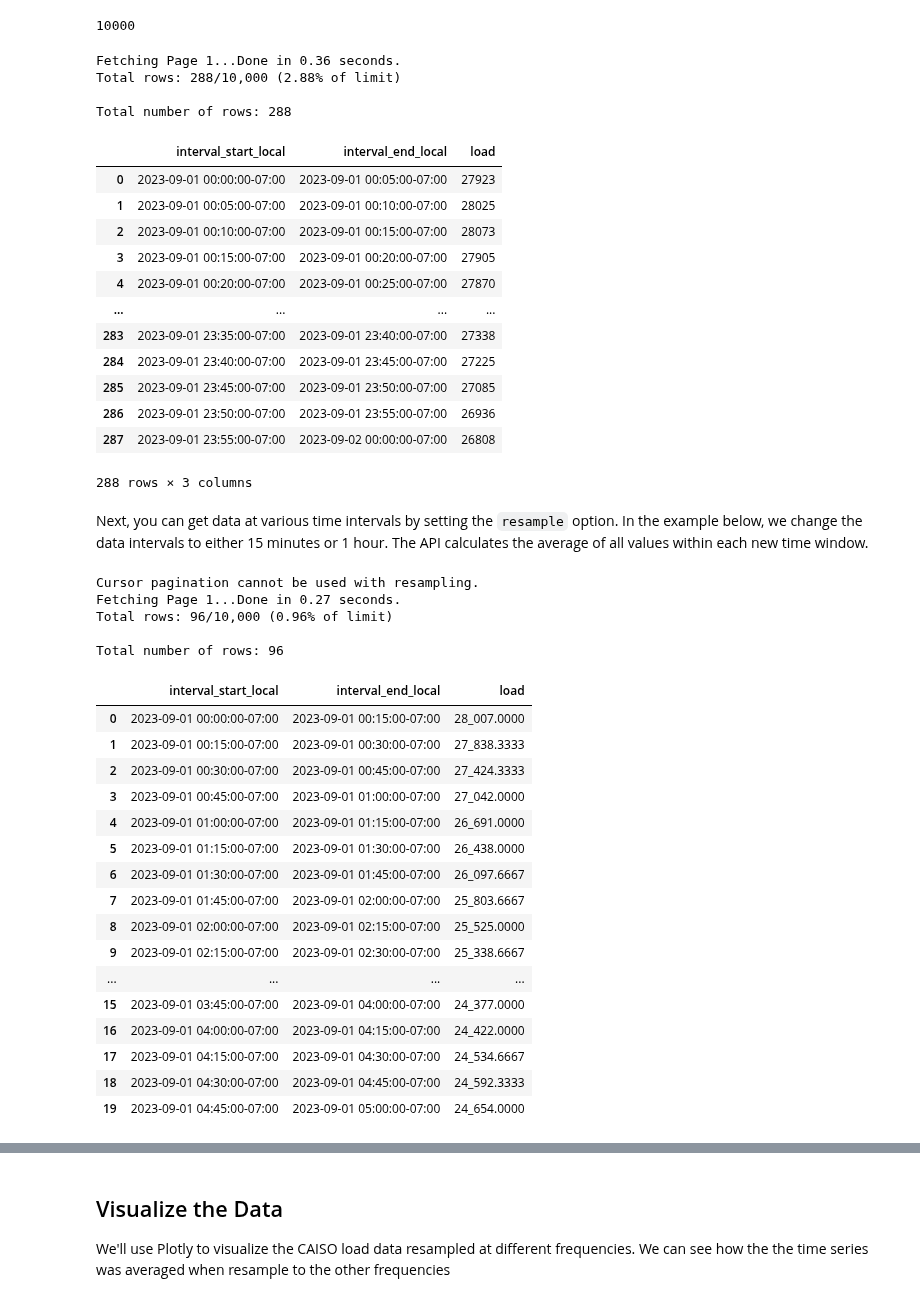
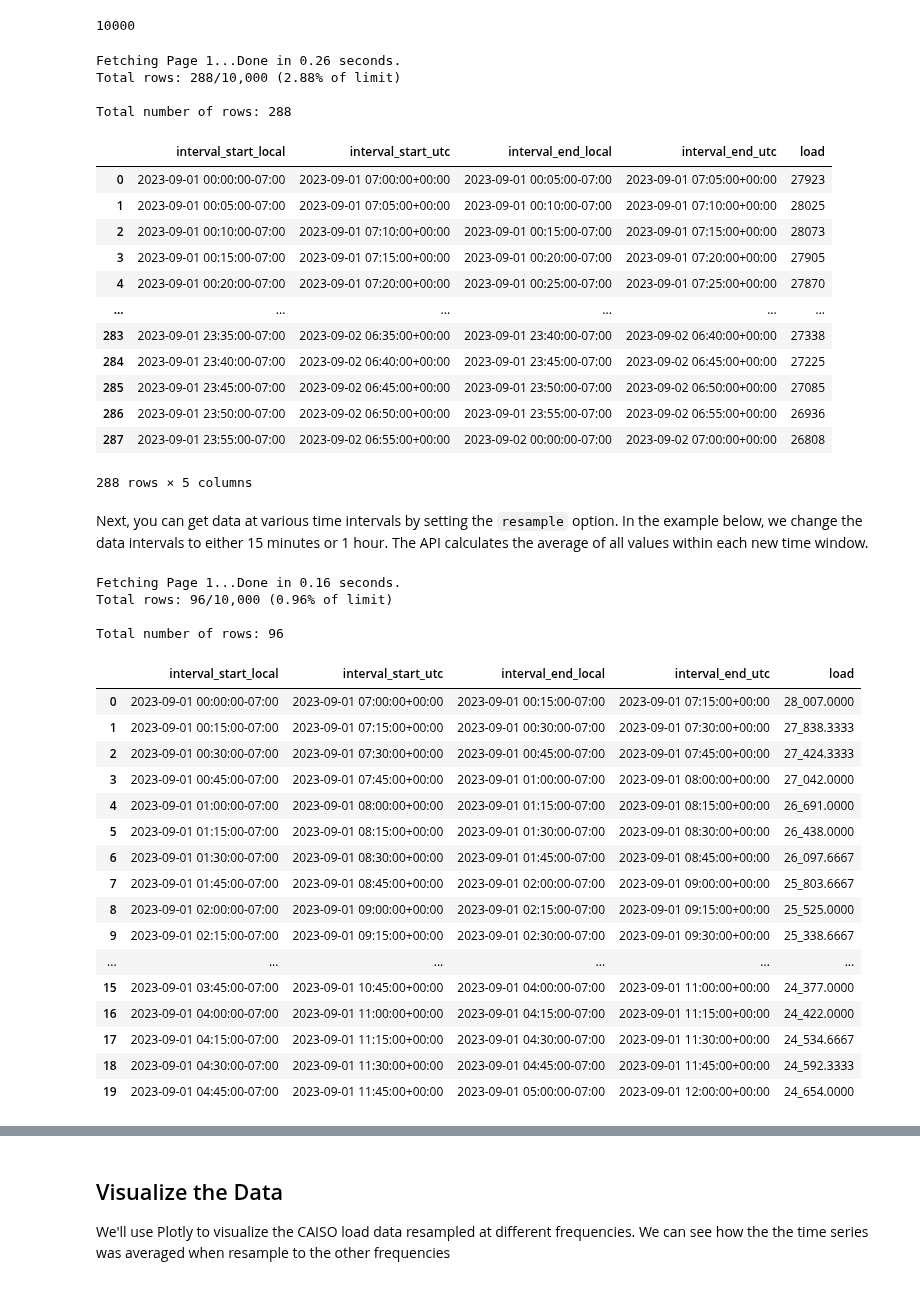
Before and after one commit to gridstatus/gridstatusio, a Jupyter notebook: Examples/Resample Data.ipynb, the cells around one changed output, grey strips where cells are left out. Saved outputs shown, nothing was run; the diff lists cells and outputs as text; code cells hidden in the pictures.

```diff
--- a/Examples/Resample Data.ipynb
+++ b/Examples/Resample Data.ipynb
@@ -36,65 +31,64 @@ df_5min = client.get_dataset(
     dataset="caiso_load",
     start="Sep 1, 2023",
     end="Sep 2, 2023",
-    tz="US/Pacific",
+    timezone="US/Pacific",
     limit=QUERY_LIMIT,
 )
 
 df_5min
 # %% [output]
-Fetching Page 1...Done in 0.36 seconds.
+Fetching Page 1...Done in 0.26 seconds.
 Total rows: 288/10,000 (2.88% of limit)
 
 Total number of rows: 288
-|  | interval_start_local | interval_end_local | load |
-| 0 | 2023-09-01 00:00:00-07:00 | 2023-09-01 00:05:00-07:00 | 27923 |
-| 1 | 2023-09-01 00:05:00-07:00 | 2023-09-01 00:10:00-07:00 | 28025 |
-| 2 | 2023-09-01 00:10:00-07:00 | 2023-09-01 00:15:00-07:00 | 28073 |
-| 3 | 2023-09-01 00:15:00-07:00 | 2023-09-01 00:20:00-07:00 | 27905 |
-| 4 | 2023-09-01 00:20:00-07:00 | 2023-09-01 00:25:00-07:00 | 27870 |
-| ... | ... | ... | ... |
-| 283 | 2023-09-01 23:35:00-07:00 | 2023-09-01 23:40:00-07:00 | 27338 |
-| 284 | 2023-09-01 23:40:00-07:00 | 2023-09-01 23:45:00-07:00 | 27225 |
-| 285 | 2023-09-01 23:45:00-07:00 | 2023-09-01 23:50:00-07:00 | 27085 |
-| 286 | 2023-09-01 23:50:00-07:00 | 2023-09-01 23:55:00-07:00 | 26936 |
-| 287 | 2023-09-01 23:55:00-07:00 | 2023-09-02 00:00:00-07:00 | 26808 |
+|  | interval_start_local | interval_start_utc | interval_end_local | interval_end_utc | load |
+| 0 | 2023-09-01 00:00:00-07:00 | 2023-09-01 07:00:00+00:00 | 2023-09-01 00:05:00-07:00 | 2023-09-01 07:05:00+00:00 | 27923 |
+| 1 | 2023-09-01 00:05:00-07:00 | 2023-09-01 07:05:00+00:00 | 2023-09-01 00:10:00-07:00 | 2023-09-01 07:10:00+00:00 | 28025 |
+| 2 | 2023-09-01 00:10:00-07:00 | 2023-09-01 07:10:00+00:00 | 2023-09-01 00:15:00-07:00 | 2023-09-01 07:15:00+00:00 | 28073 |
+| 3 | 2023-09-01 00:15:00-07:00 | 2023-09-01 07:15:00+00:00 | 2023-09-01 00:20:00-07:00 | 2023-09-01 07:20:00+00:00 | 27905 |
+| 4 | 2023-09-01 00:20:00-07:00 | 2023-09-01 07:20:00+00:00 | 2023-09-01 00:25:00-07:00 | 2023-09-01 07:25:00+00:00 | 27870 |
+| ... | ... | ... | ... | ... | ... |
+| 283 | 2023-09-01 23:35:00-07:00 | 2023-09-02 06:35:00+00:00 | 2023-09-01 23:40:00-07:00 | 2023-09-02 06:40:00+00:00 | 27338 |
+| 284 | 2023-09-01 23:40:00-07:00 | 2023-09-02 06:40:00+00:00 | 2023-09-01 23:45:00-07:00 | 2023-09-02 06:45:00+00:00 | 27225 |
+| 285 | 2023-09-01 23:45:00-07:00 | 2023-09-02 06:45:00+00:00 | 2023-09-01 23:50:00-07:00 | 2023-09-02 06:50:00+00:00 | 27085 |
+| 286 | 2023-09-01 23:50:00-07:00 | 2023-09-02 06:50:00+00:00 | 2023-09-01 23:55:00-07:00 | 2023-09-02 06:55:00+00:00 | 26936 |
+| 287 | 2023-09-01 23:55:00-07:00 | 2023-09-02 06:55:00+00:00 | 2023-09-02 00:00:00-07:00 | 2023-09-02 07:00:00+00:00 | 26808 |
-288 rows × 3 columns
+288 rows × 5 columns
 # %% [markdown]
 Next, you can get data at various time intervals by setting the `resample` option. In the example below, we change the data intervals to either 15 minutes or 1 hour. The API calculates the average of all values within each new time window.
 # %%
 df_15min = client.get_dataset(
     dataset="caiso_load",
     start="Sep 1, 2023",
     end="Sep 2, 2023",
     resample="15 minutes",
-    tz="US/Pacific",
+    timezone="US/Pacific",
     limit=QUERY_LIMIT,
 )
 
 df_15min.head(20)
 # %% [output]
-Cursor pagination cannot be used with resampling.
-Fetching Page 1...Done in 0.27 seconds.
+Fetching Page 1...Done in 0.16 seconds.
 Total rows: 96/10,000 (0.96% of limit)
 
 Total number of rows: 96
-|  | interval_start_local | interval_end_local | load |
-| 0 | 2023-09-01 00:00:00-07:00 | 2023-09-01 00:15:00-07:00 | 28_007.0000 |
-| 1 | 2023-09-01 00:15:00-07:00 | 2023-09-01 00:30:00-07:00 | 27_838.3333 |
-| 2 | 2023-09-01 00:30:00-07:00 | 2023-09-01 00:45:00-07:00 | 27_424.3333 |
-| 3 | 2023-09-01 00:45:00-07:00 | 2023-09-01 01:00:00-07:00 | 27_042.0000 |
-| 4 | 2023-09-01 01:00:00-07:00 | 2023-09-01 01:15:00-07:00 | 26_691.0000 |
-| 5 | 2023-09-01 01:15:00-07:00 | 2023-09-01 01:30:00-07:00 | 26_438.0000 |
-| 6 | 2023-09-01 01:30:00-07:00 | 2023-09-01 01:45:00-07:00 | 26_097.6667 |
-| 7 | 2023-09-01 01:45:00-07:00 | 2023-09-01 02:00:00-07:00 | 25_803.6667 |
-| 8 | 2023-09-01 02:00:00-07:00 | 2023-09-01 02:15:00-07:00 | 25_525.0000 |
-| 9 | 2023-09-01 02:15:00-07:00 | 2023-09-01 02:30:00-07:00 | 25_338.6667 |
-| ... | ... | ... | ... |
-| 15 | 2023-09-01 03:45:00-07:00 | 2023-09-01 04:00:00-07:00 | 24_377.0000 |
-| 16 | 2023-09-01 04:00:00-07:00 | 2023-09-01 04:15:00-07:00 | 24_422.0000 |
-| 17 | 2023-09-01 04:15:00-07:00 | 2023-09-01 04:30:00-07:00 | 24_534.6667 |
-| 18 | 2023-09-01 04:30:00-07:00 | 2023-09-01 04:45:00-07:00 | 24_592.3333 |
-| 19 | 2023-09-01 04:45:00-07:00 | 2023-09-01 05:00:00-07:00 | 24_654.0000 |
+|  | interval_start_local | interval_start_utc | interval_end_local | interval_end_utc | load |
+| 0 | 2023-09-01 00:00:00-07:00 | 2023-09-01 07:00:00+00:00 | 2023-09-01 00:15:00-07:00 | 2023-09-01 07:15:00+00:00 | 28_007.0000 |
+| 1 | 2023-09-01 00:15:00-07:00 | 2023-09-01 07:15:00+00:00 | 2023-09-01 00:30:00-07:00 | 2023-09-01 07:30:00+00:00 | 27_838.3333 |
+| 2 | 2023-09-01 00:30:00-07:00 | 2023-09-01 07:30:00+00:00 | 2023-09-01 00:45:00-07:00 | 2023-09-01 07:45:00+00:00 | 27_424.3333 |
+| 3 | 2023-09-01 00:45:00-07:00 | 2023-09-01 07:45:00+00:00 | 2023-09-01 01:00:00-07:00 | 2023-09-01 08:00:00+00:00 | 27_042.0000 |
+| 4 | 2023-09-01 01:00:00-07:00 | 2023-09-01 08:00:00+00:00 | 2023-09-01 01:15:00-07:00 | 2023-09-01 08:15:00+00:00 | 26_691.0000 |
+| 5 | 2023-09-01 01:15:00-07:00 | 2023-09-01 08:15:00+00:00 | 2023-09-01 01:30:00-07:00 | 2023-09-01 08:30:00+00:00 | 26_438.0000 |
+| 6 | 2023-09-01 01:30:00-07:00 | 2023-09-01 08:30:00+00:00 | 2023-09-01 01:45:00-07:00 | 2023-09-01 08:45:00+00:00 | 26_097.6667 |
+| 7 | 2023-09-01 01:45:00-07:00 | 2023-09-01 08:45:00+00:00 | 2023-09-01 02:00:00-07:00 | 2023-09-01 09:00:00+00:00 | 25_803.6667 |
+| 8 | 2023-09-01 02:00:00-07:00 | 2023-09-01 09:00:00+00:00 | 2023-09-01 02:15:00-07:00 | 2023-09-01 09:15:00+00:00 | 25_525.0000 |
+| 9 | 2023-09-01 02:15:00-07:00 | 2023-09-01 09:15:00+00:00 | 2023-09-01 02:30:00-07:00 | 2023-09-01 09:30:00+00:00 | 25_338.6667 |
+| ... | ... | ... | ... | ... | ... |
+| 15 | 2023-09-01 03:45:00-07:00 | 2023-09-01 10:45:00+00:00 | 2023-09-01 04:00:00-07:00 | 2023-09-01 11:00:00+00:00 | 24_377.0000 |
+| 16 | 2023-09-01 04:00:00-07:00 | 2023-09-01 11:00:00+00:00 | 2023-09-01 04:15:00-07:00 | 2023-09-01 11:15:00+00:00 | 24_422.0000 |
+| 17 | 2023-09-01 04:15:00-07:00 | 2023-09-01 11:15:00+00:00 | 2023-09-01 04:30:00-07:00 | 2023-09-01 11:30:00+00:00 | 24_534.6667 |
+| 18 | 2023-09-01 04:30:00-07:00 | 2023-09-01 11:30:00+00:00 | 2023-09-01 04:45:00-07:00 | 2023-09-01 11:45:00+00:00 | 24_592.3333 |
+| 19 | 2023-09-01 04:45:00-07:00 | 2023-09-01 11:45:00+00:00 | 2023-09-01 05:00:00-07:00 | 2023-09-01 12:00:00+00:00 | 24_654.0000 |
 # %%
 df_hourly = client.get_dataset(
     dataset="caiso_load",
```
Also changed, not shown: parts of 9 cells of this notebook, 4 other files.
